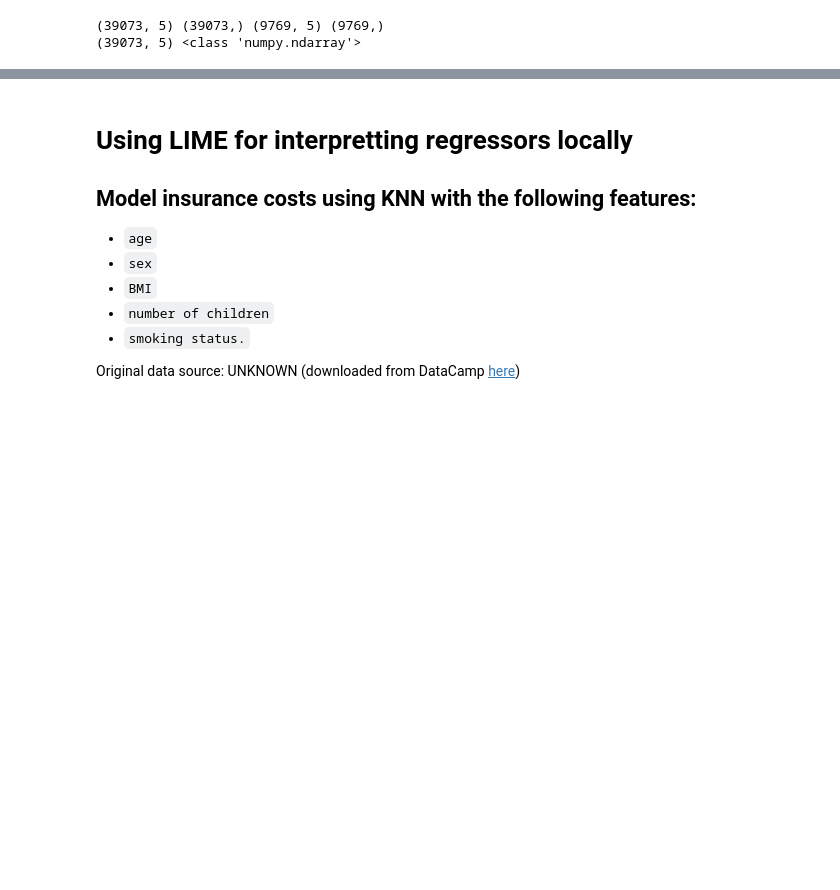
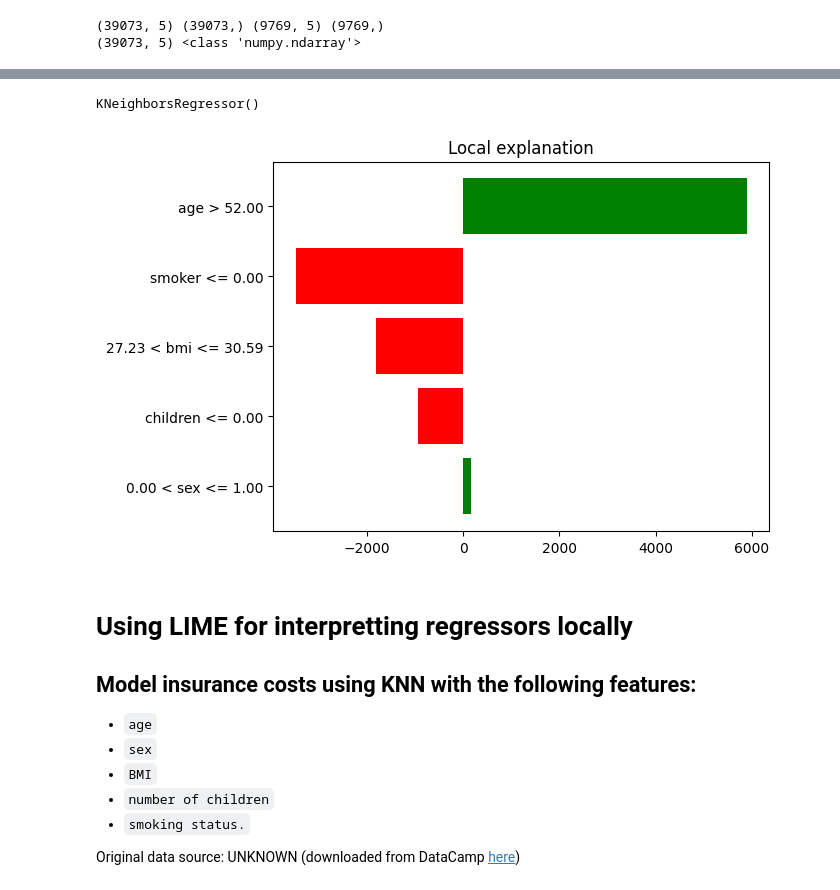
Before and after one commit to MichaelSzczepaniak/MLAIProjects, a Jupyter notebook: ExplainableML/ExplainableML.ipynb, the cells around one changed output, grey strips where cells are left out. Saved outputs shown, nothing was run; the diff lists cells and outputs as text; code cells hidden in the pictures; blank space fills up the shorter version.

Commit message:
add example of local interpretability for insurance cost regressor

```diff
--- a/ExplainableML/ExplainableML.ipynb
+++ b/ExplainableML/ExplainableML.ipynb
@@ -850,3 +858,34 @@ shap.waterfall_plot(
+# %%
+from sklearn.neighbors import KNeighborsRegressor as KNNReg
+
+# fit KNN regressor on the insurance data we wrangled earlier
+knn_reg = KNNReg()
+knn_reg.fit(X_train_ins.values, y_train_ins)
+# %% [output]
+KNeighborsRegressor()
+# %%
+from lime.lime_tabular import LimeTabularExplainer
+
+sample_data_point = X_test_ins.iloc[3, :] # pick sample
+
+# Create the explainer
+explainer = LimeTabularExplainer(
+    X_test_ins.values,
+    feature_names=X_test_ins.columns,
+    mode='regression'
+)
+
+# Generate the explanation
+exp = explainer.explain_instance(
+    sample_data_point.values,
+    knn_reg.predict
+)
+
+# Display the explanation
+exp.as_pyplot_figure()
+plt.show()
+# %% [output]
+[figure, added]
 # %% [markdown]
 # Using LIME for interpretting regressors locally
 
```
Also changed, not shown: parts of 12 cells of this notebook.
